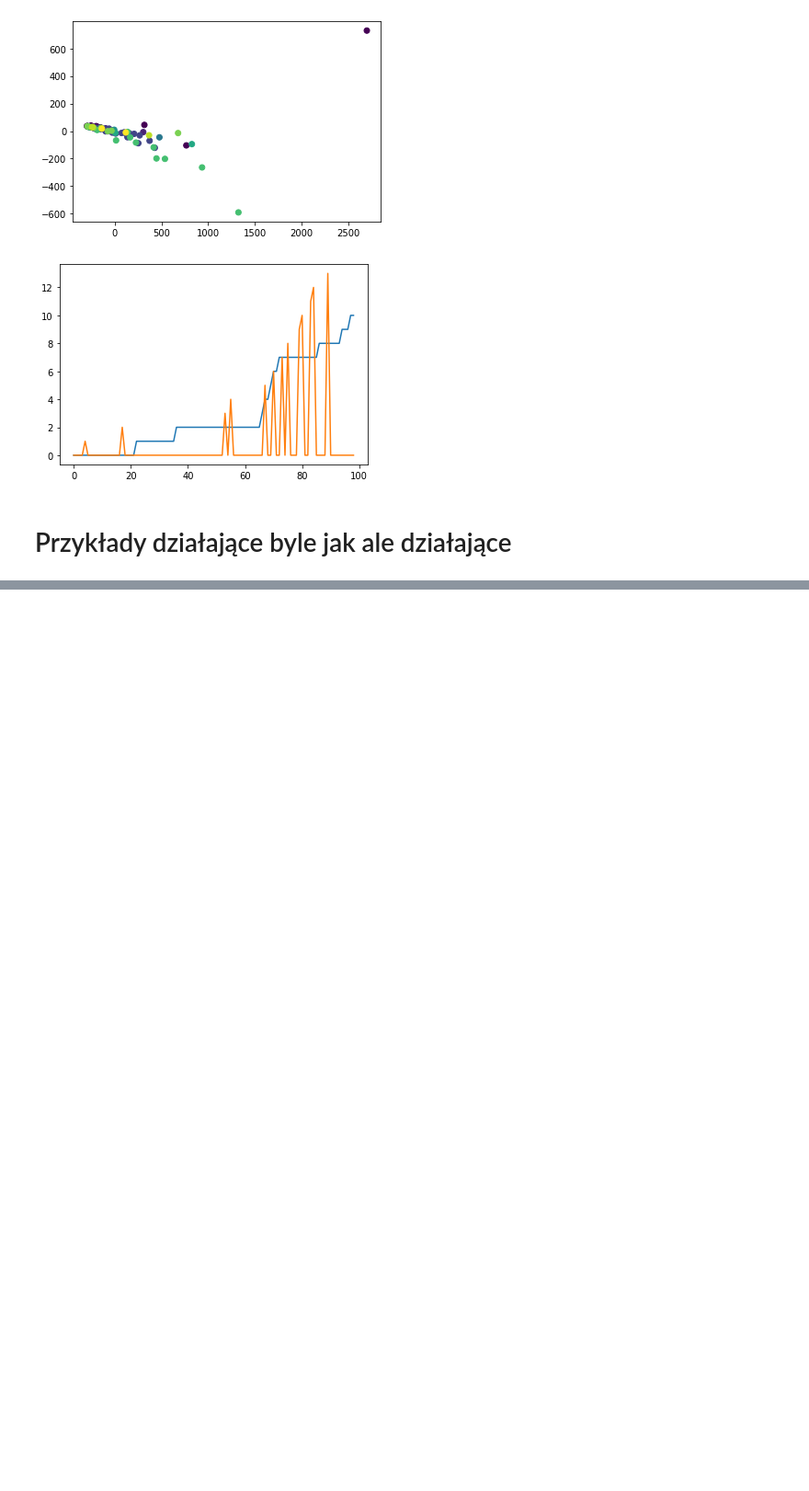
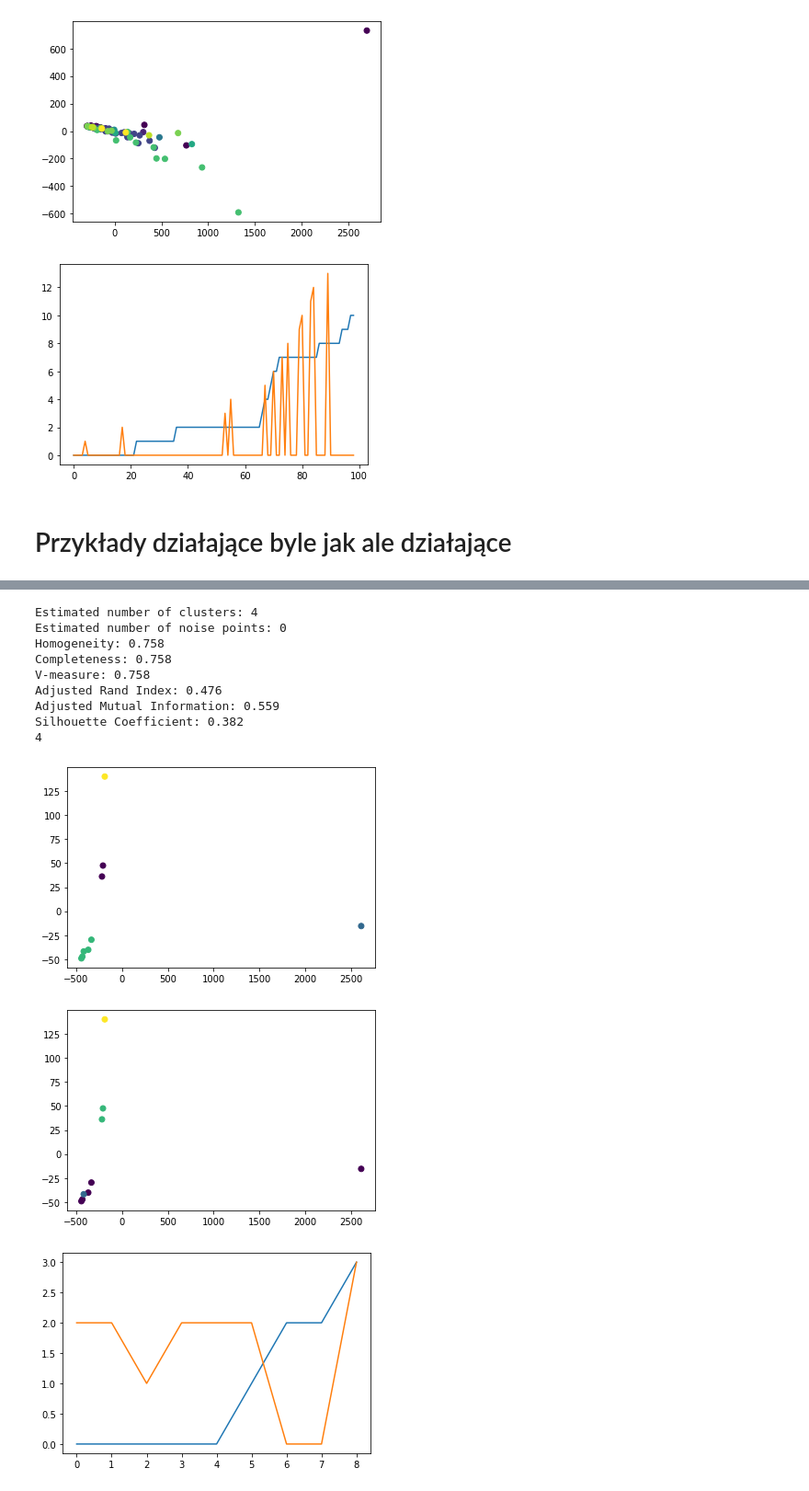
Before and after one commit to jsobolew/MED22ZDBSCAN, a Jupyter notebook: CountVectorizer.ipynb, the cells around one changed output, grey strips where cells are left out. Shown at 92% size. Drawn from its saved outputs; the diff is of its cells as text; code cells hidden in the pictures; blank space fills up the shorter version.

```diff
--- a/CountVectorizer.ipynb
+++ b/CountVectorizer.ipynb
@@ -134,0 +138,32 @@ Silhouette Coefficient: 0.328
+# %%
+clustering = KMeans(n_clusters=4, random_state=0).fit(vectors)
+labels = clustering.labels_
+
+evaluate(labels, label, vectors)
+
+print(len(np.unique(labels)))
+
+pca = PCA()
+Xt = pca.fit_transform(vectors)
+plot = plt.scatter(Xt[:,0], Xt[:,1], c=labels)
+plt.show()
+
+plot = plt.scatter(Xt[:,0], Xt[:,1], c=label)
+plt.show()
+
+plt.plot(label)
+plt.plot(labels)
+plt.show()
+# %% [output]
+Estimated number of clusters: 4
+Estimated number of noise points: 0
+Homogeneity: 0.758
+Completeness: 0.758
+V-measure: 0.758
+Adjusted Rand Index: 0.476
+Adjusted Mutual Information: 0.559
+Silhouette Coefficient: 0.382
+4
+[figure, added]
+[figure, added]
+[figure, added]
```
Also changed, not shown: parts of 1 cell of this notebook, 4 other files.
